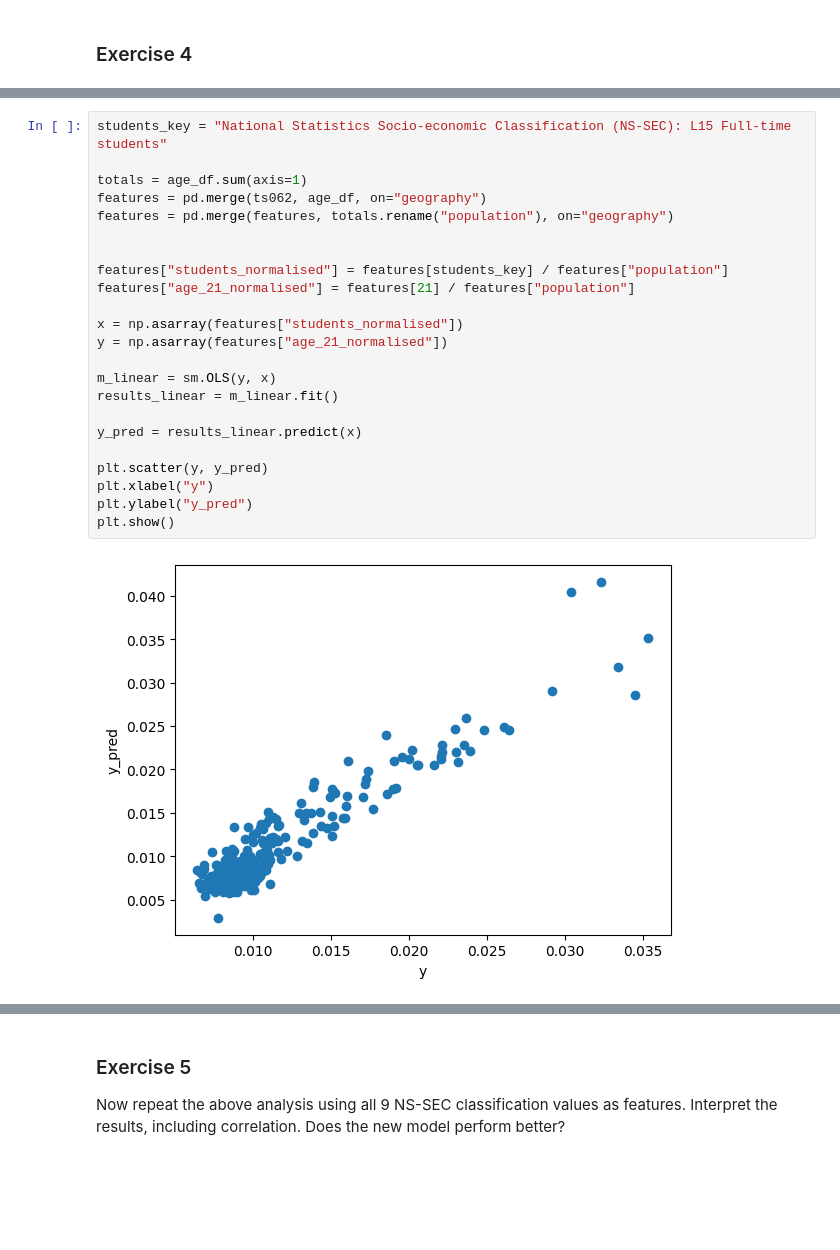
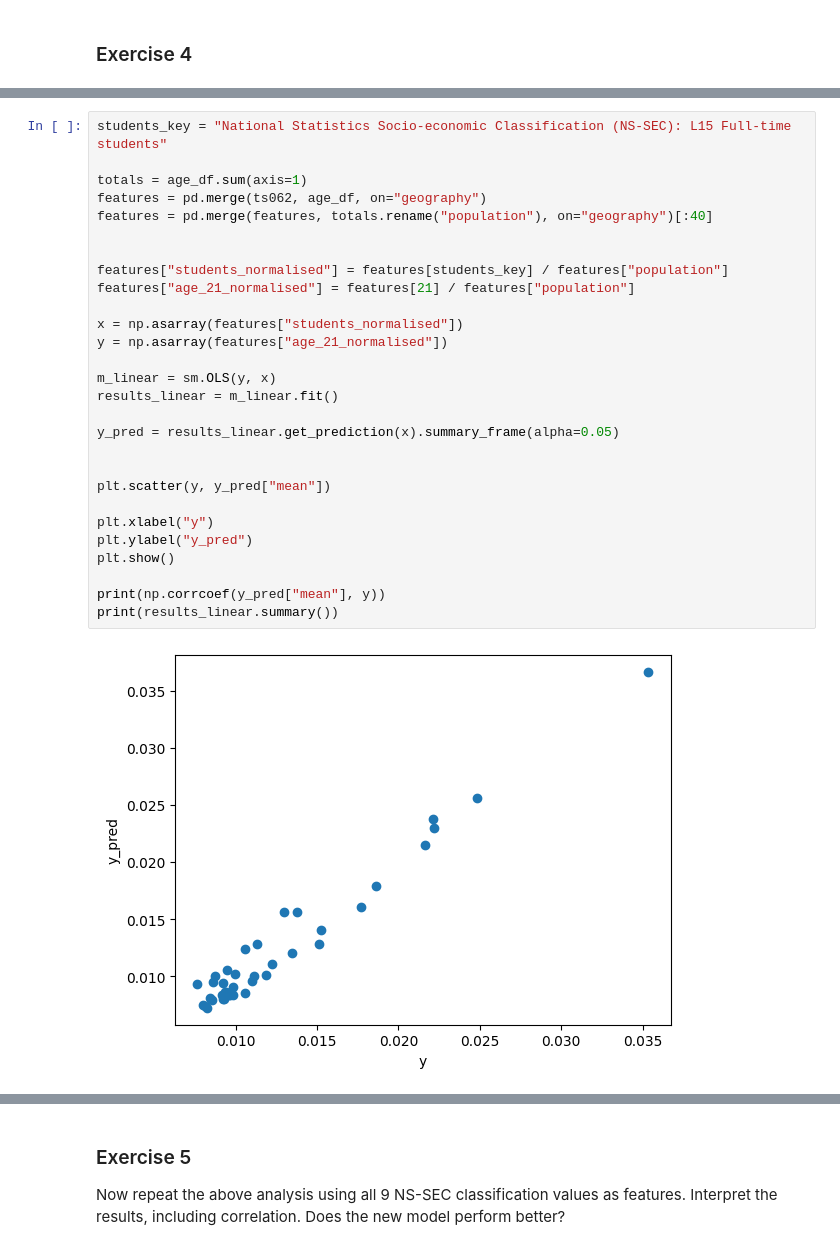
Before and after one commit to Var1377/vl331_ads_2024, a Jupyter notebook: _notebooks/03-address_glm.ipynb, the cells around one changed output, grey strips where cells are left out. Drawn from its saved outputs; the diff is of its cells as text; blank space fills up the shorter version.

```diff
--- a/_notebooks/03-address_glm.ipynb
+++ b/_notebooks/03-address_glm.ipynb
@@ -926,25 +952,30 @@ Files already exist at: census2021-ts062.
 # %%
 students_key = "National Statistics Socio-economic Classification (NS-SEC): L15 Full-time students"
 
 totals = age_df.sum(axis=1)
 features = pd.merge(ts062, age_df, on="geography")
-features = pd.merge(features, totals.rename("population"), on="geography")
+features = pd.merge(features, totals.rename("population"), on="geography")[:40]
 
 
 features["students_normalised"] = features[students_key] / features["population"]
 features["age_21_normalised"] = features[21] / features["population"]
 
 x = np.asarray(features["students_normalised"])
 y = np.asarray(features["age_21_normalised"])
 
 m_linear = sm.OLS(y, x)
 results_linear = m_linear.fit()
 
-y_pred = results_linear.predict(x)
+y_pred = results_linear.get_prediction(x).summary_frame(alpha=0.05)
 
-plt.scatter(y, y_pred)
+
+plt.scatter(y, y_pred["mean"])
+
 plt.xlabel("y")
 plt.ylabel("y_pred")
 plt.show()
+
+print(np.corrcoef(y_pred["mean"], y))
+print(results_linear.summary())
 # %% [output]
-[figure, old version]
+[figure, new version]
```
Also changed, not shown: parts of 22 cells of this notebook, 3 other files.
